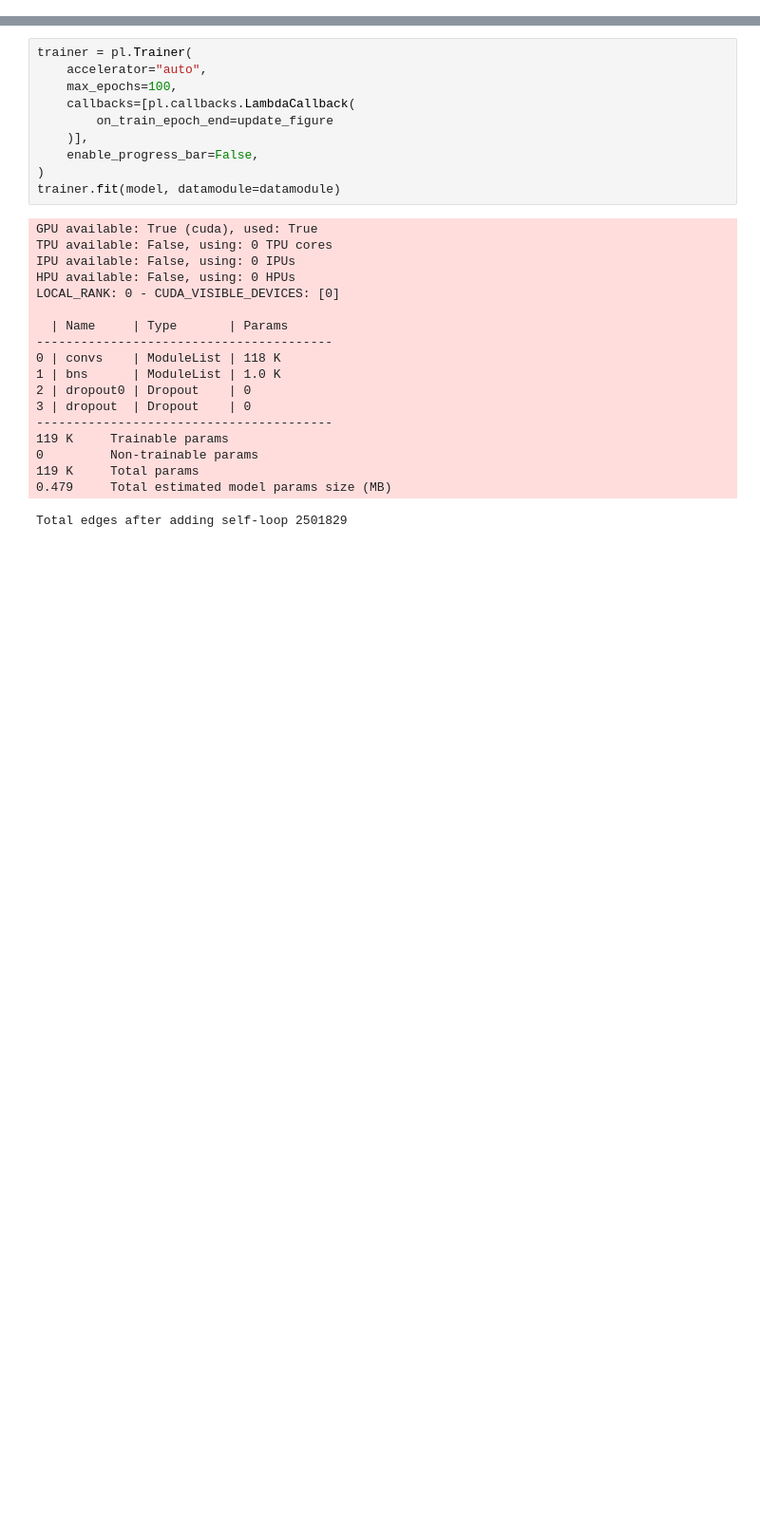
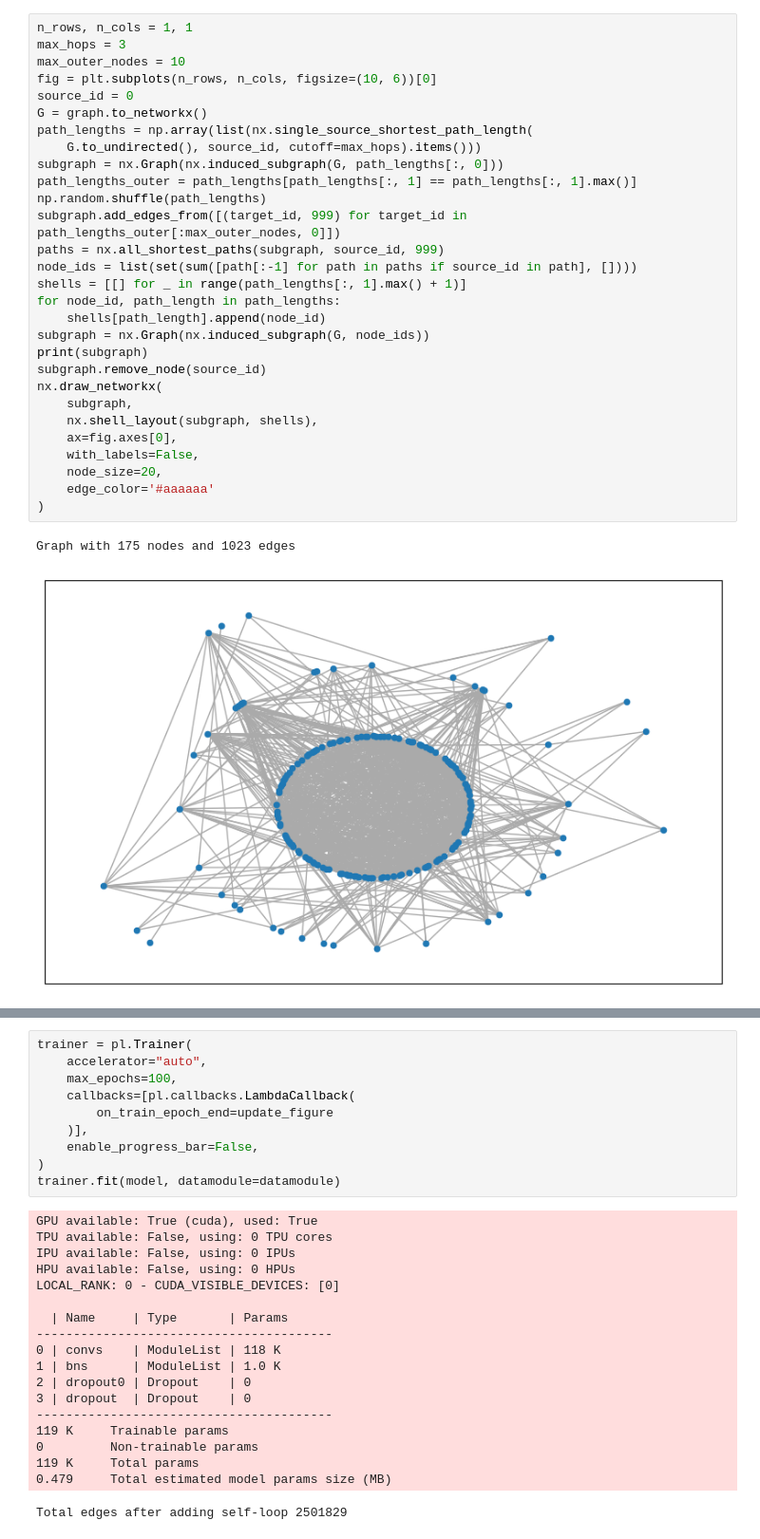
Before and after one commit to ryandaryl/graph-models-working, a Jupyter notebook: dgl_gat/run.ipynb, the cells around one changed output, grey strips where cells are left out. Shown: that part at 95% size. Drawn from its saved outputs; the diff is of its cells as text; blank space fills up the shorter version.

Commit message:
Add visualisation of a small subgraph

```diff
--- a/dgl_gat/run.ipynb
+++ b/dgl_gat/run.ipynb
@@ -40 +55,33 @@ def update_figure(trainer, _):
+# %%
+n_rows, n_cols = 1, 1
+max_hops = 3
+max_outer_nodes = 10
+fig = plt.subplots(n_rows, n_cols, figsize=(10, 6))[0]
+source_id = 0
+G = graph.to_networkx()
+path_lengths = np.array(list(nx.single_source_shortest_path_length(
+    G.to_undirected(), source_id, cutoff=max_hops).items()))
+subgraph = nx.Graph(nx.induced_subgraph(G, path_lengths[:, 0]))
+path_lengths_outer = path_lengths[path_lengths[:, 1] == path_lengths[:, 1].max()]
+np.random.shuffle(path_lengths)
+subgraph.add_edges_from([(target_id, 999) for target_id in path_lengths_outer[:max_outer_nodes, 0]])
+paths = nx.all_shortest_paths(subgraph, source_id, 999)
+node_ids = list(set(sum([path[:-1] for path in paths if source_id in path], [])))
+shells = [[] for _ in range(path_lengths[:, 1].max() + 1)]
+for node_id, path_length in path_lengths:
+    shells[path_length].append(node_id)
+subgraph = nx.Graph(nx.induced_subgraph(G, node_ids))
+print(subgraph)
+subgraph.remove_node(source_id)
+nx.draw_networkx(
+    subgraph,
+    nx.shell_layout(subgraph, shells),
+    ax=fig.axes[0],
+    with_labels=False,
+    node_size=20,
+    edge_color='#aaaaaa'
+)
+# %% [output]
+Graph with 175 nodes and 1023 edges
+[figure, added]
 # %%
```
Also changed, not shown: parts of 3 cells of this notebook, 1 other file.
